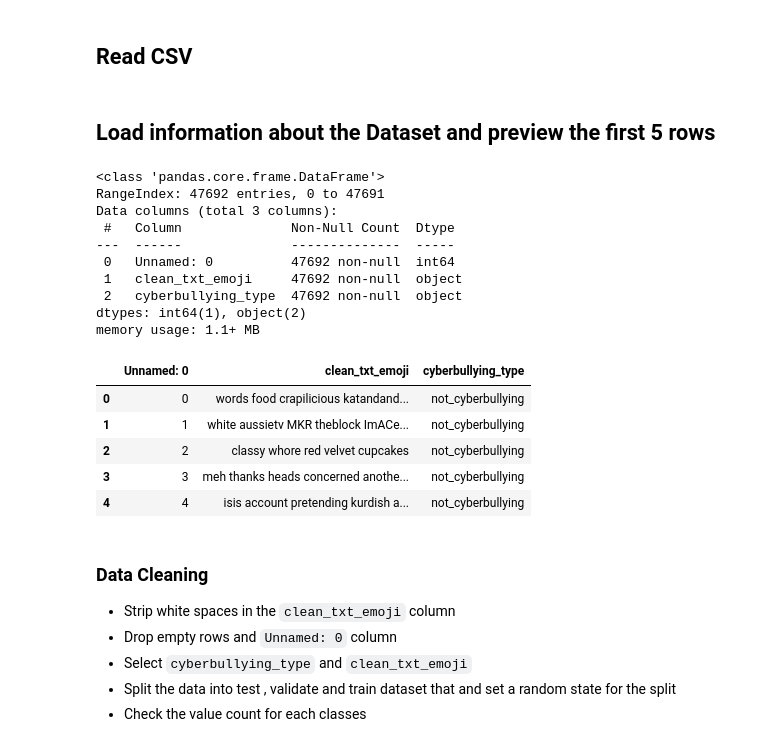
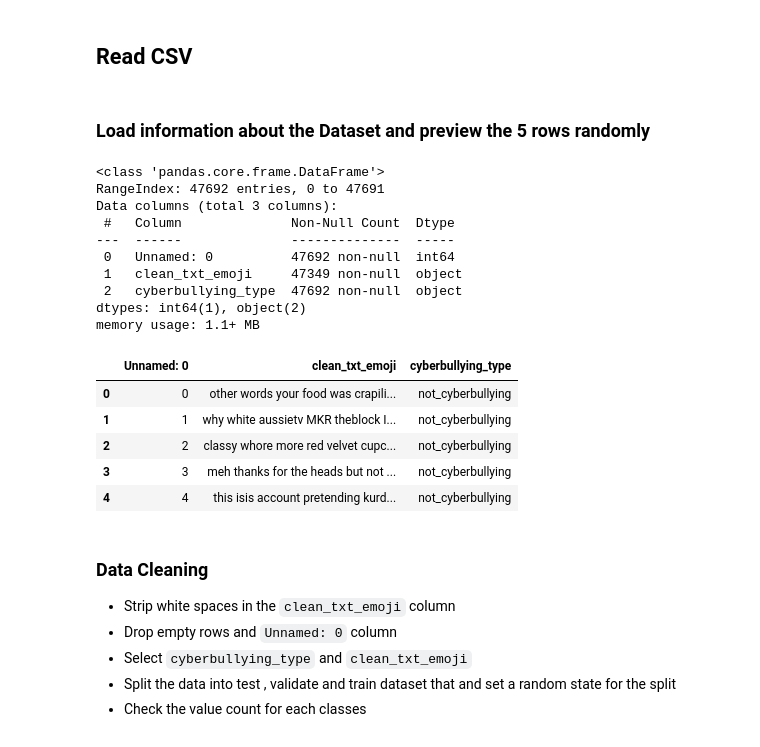
Before and after one commit to thayeylolu/cyberbullying, a Jupyter notebook: notebooks/CountVectorizer_decision_tree.ipynb, the cells around one changed output. Drawn from its saved outputs; the diff is of its cells as text; code cells hidden in the pictures.

```diff
--- a/notebooks/CountVectorizer_decision_tree.ipynb
+++ b/notebooks/CountVectorizer_decision_tree.ipynb
@@ -35,25 +35,29 @@ df = pd.read_csv('/drive/MyDrive//NLP/train_data.csv')
+# %%
+url = '/drive/MyDrive//NLP/train_data.csv'
+url = "../data/processed/train_data.csv"
+df = pd.read_csv(url)
 # %% [markdown]
-## Load information about the Dataset and preview the first 5 rows
+### Load information about the Dataset and preview the 5 rows randomly
 # %%
 df.info()
-df.head()
+df.sample(5)
 # %% [output]
 <class 'pandas.core.frame.DataFrame'>
 RangeIndex: 47692 entries, 0 to 47691
 Data columns (total 3 columns):
  #   Column              Non-Null Count  Dtype
 ---  ------              --------------  -----
  0   Unnamed: 0          47692 non-null  int64
- 1   clean_txt_emoji     47692 non-null  object
+ 1   clean_txt_emoji     47349 non-null  object
  2   cyberbullying_type  47692 non-null  object
 dtypes: int64(1), object(2)
 memory usage: 1.1+ MB
 |  | Unnamed: 0 | clean_txt_emoji | cyberbullying_type |
-| 0 | 0 | words food crapilicious katandand... | not_cyberbullying |
-| 1 | 1 | white aussietv MKR theblock ImACe... | not_cyberbullying |
-| 2 | 2 | classy whore red velvet cupcakes | not_cyberbullying |
-| 3 | 3 | meh thanks heads concerned anothe... | not_cyberbullying |
-| 4 | 4 | isis account pretending kurdish a... | not_cyberbullying |
+| 0 | 0 | other words your food was crapili... | not_cyberbullying |
+| 1 | 1 | why white aussietv MKR theblock I... | not_cyberbullying |
+| 2 | 2 | classy whore more red velvet cupc... | not_cyberbullying |
+| 3 | 3 | meh thanks for the heads but not ... | not_cyberbullying |
+| 4 | 4 | this isis account pretending kurd... | not_cyberbullying |
 # %% [markdown]
 ### Data Cleaning
 
```
Also changed, not shown: parts of 16 cells of this notebook.
